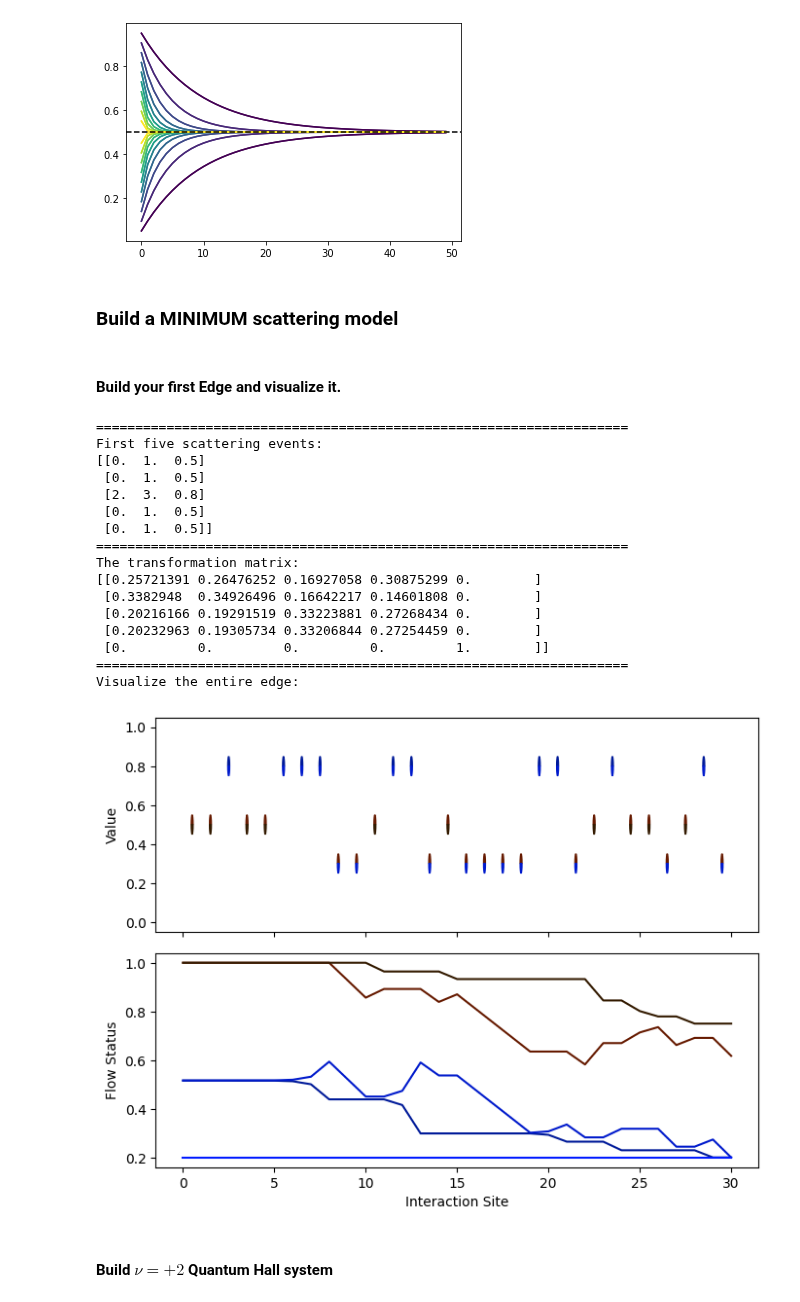
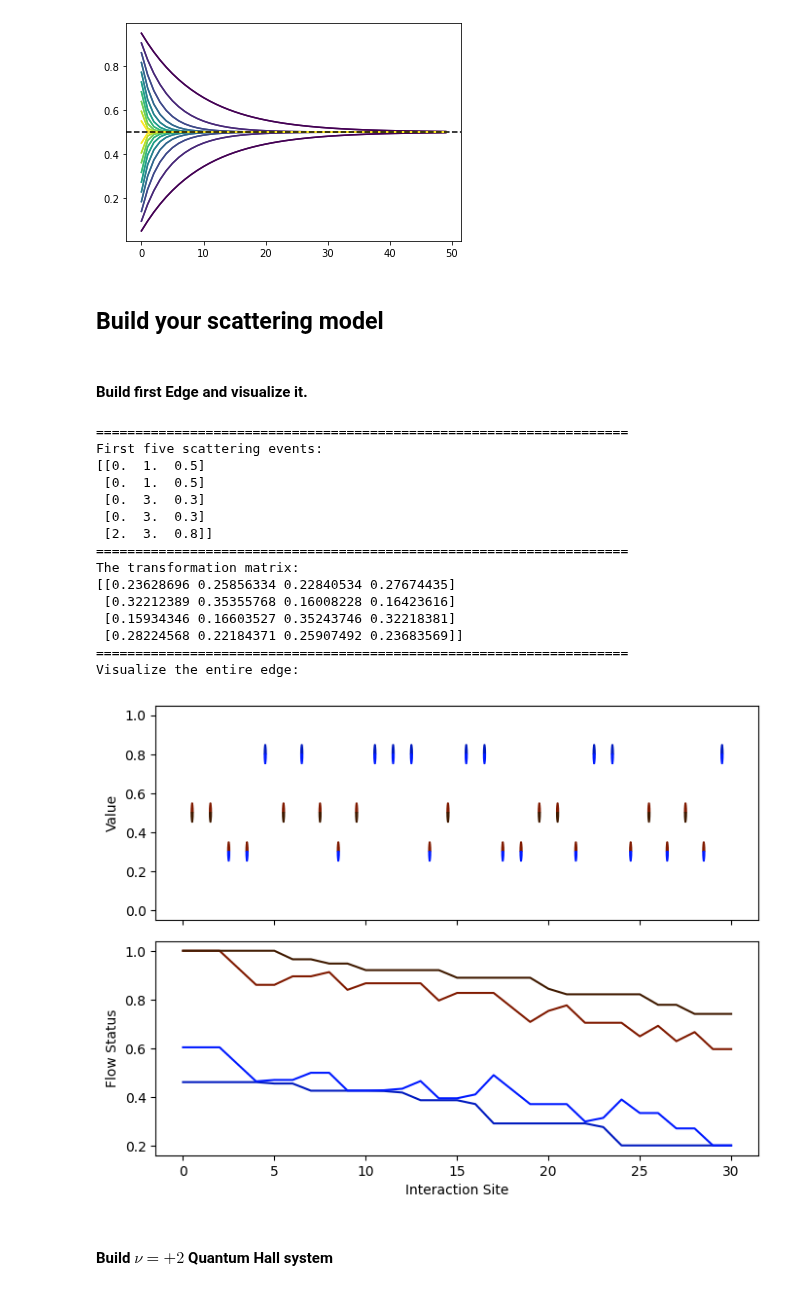
Before and after one commit to LarsonLaugh/Counterfusion, a Jupyter notebook: demo.ipynb, the cells around one changed output. Drawn from its saved outputs; the diff is of its cells as text; code cells hidden in the pictures.

```diff
--- a/demo.ipynb
+++ b/demo.ipynb
@@ -114,54 +117,53 @@ plt.axhline(y=0.5,linestyle='--',c='k')
 <matplotlib.lines.Line2D at 0x...>
 [figure]
 # %% [markdown]
-### Build a MINIMUM scattering model
+## Build your scattering model
 # %% [markdown]
-#### Build your first Edge and visualize it.
+#### Build first Edge and visualize it.
 # %%
 from allscatter import *
 import numpy as np
 import matplotlib.pyplot as plt
 #===============================================================
 # General information for the edge - Superparameters
-totalNumMover = 5
+totalNumMover = 4
 numForwardMover = 2
-initStates = [1,1,0.2,0.2,0.2]
+initStates = [1,1,0.2,0.2]
 #===============================================================
 # Information of scattering events
 # Interaction parameters
 v03 = 0.3
 v01 = 0.5
 v23 = 0.8
 edgeDef = [[0,3,v03,10],[0,1,v01,10],[2,3,v23,10]]
 edgeInfo = generate_bynumber(edgeDef)
 edge = Edge(edgeInfo,totalNumMover,numForwardMover)
 print("====================================================================")
 print("First five scattering events:")
 print(edge.get_seq()[:5])
 print("====================================================================")
 print("The transformation matrix:")
 print(edge.trans_mat())
 print("====================================================================")
 print("Visualize the entire edge:")
 ax1,ax2 = edge.plot(initStates)
 # %% [output]
 ====================================================================
 First five scattering events:
 [[0.  1.  0.5]
  [0.  1.  0.5]
- [2.  3.  0.8]
- [0.  1.  0.5]
- [0.  1.  0.5]]
+ [0.  3.  0.3]
+ [0.  3.  0.3]
+ [2.  3.  0.8]]
 ====================================================================
 The transformation matrix:
-[[0.25721391 0.26476252 0.16927058 0.30875299 0.        ]
- [0.3382948  0.34926496 0.16642217 0.14601808 0.        ]
- [0.20216166 0.19291519 0.33223881 0.27268434 0.        ]
- [0.20232963 0.19305734 0.33206844 0.27254459 0.        ]
- [0.         0.         0.         0.         1.        ]]
+[[0.23628696 0.25856334 0.22840534 0.27674435]
+ [0.32212389 0.35355768 0.16008228 0.16423616]
+ [0.15934346 0.16603527 0.35243746 0.32218381]
+ [0.28224568 0.22184371 0.25907492 0.23683569]]
 ====================================================================
 Visualize the entire edge:
-[figure, old version]
+[figure, new version]
 # %% [markdown]
 #### Build  $\nu=+2$ Quantum Hall system
 # %%
```
Also changed, not shown: parts of 13 cells of this notebook, 2 other files.
